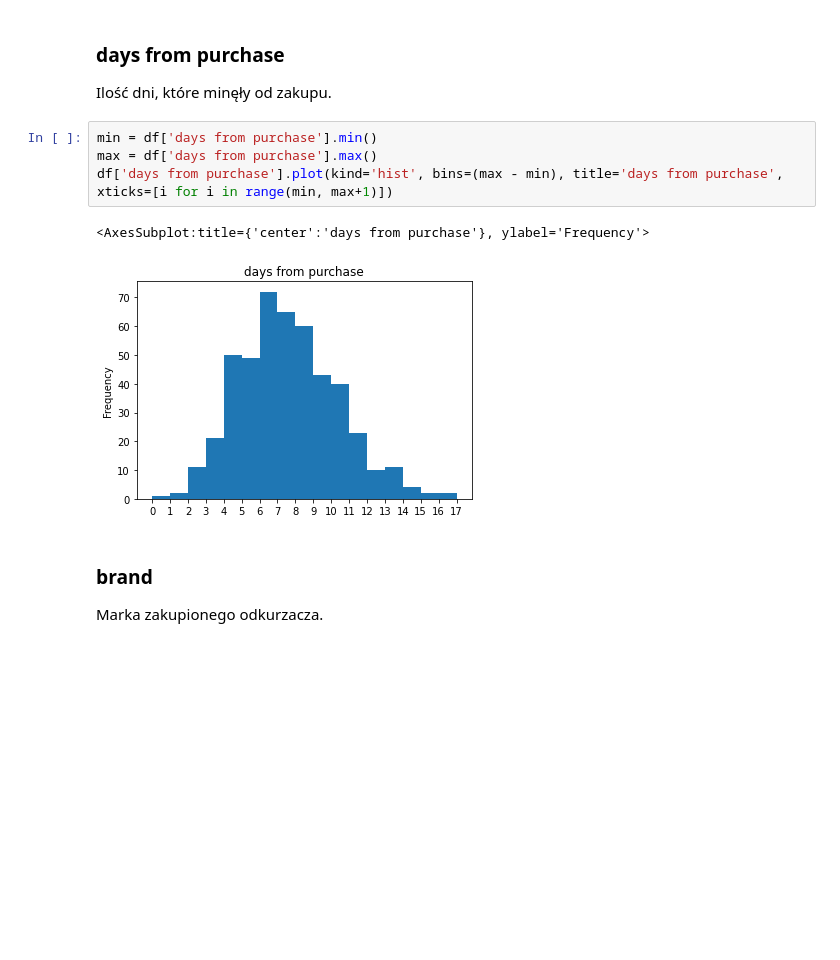
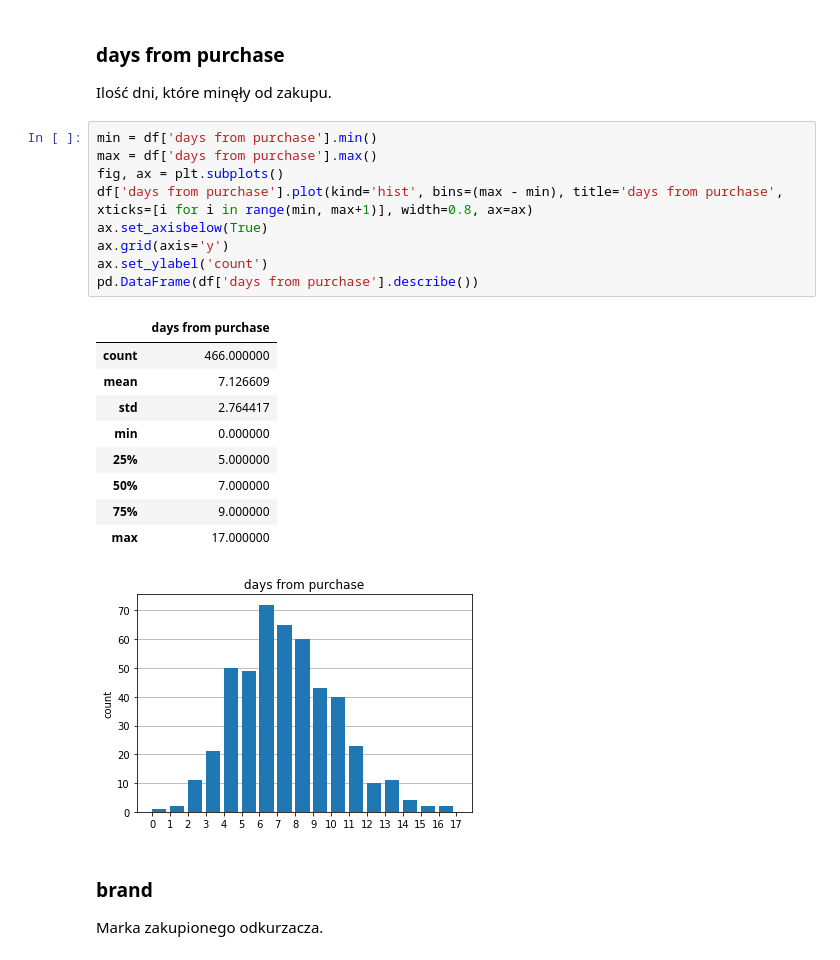
Before and after one commit to lf-netizen/AiBD, a Jupyter notebook: lab5-exploratory-data/Documents/DataAppendix.ipynb, the cells around one changed output. Drawn from its saved outputs; the diff is of its cells as text; blank space fills up the shorter version.

```diff
--- a/lab5-exploratory-data/Documents/DataAppendix.ipynb
+++ b/lab5-exploratory-data/Documents/DataAppendix.ipynb
@@ -27,10 +27,23 @@ Ilość dni, które minęły od zakupu.
 # %%
 min = df['days from purchase'].min()
 max = df['days from purchase'].max()
-df['days from purchase'].plot(kind='hist', bins=(max - min), title='days from purchase', xticks=[i for i in range(min, max+1)])
+fig, ax = plt.subplots()
+df['days from purchase'].plot(kind='hist', bins=(max - min), title='days from purchase', xticks=[i for i in range(min, max+1)], width=0.8, ax=ax)
+ax.set_axisbelow(True)
+ax.grid(axis='y')
+ax.set_ylabel('count')
+pd.DataFrame(df['days from purchase'].describe())
 # %% [output]
-<AxesSubplot:title={'center':'days from purchase'}, ylabel='Frequency'>
+|  | days from purchase |
+| count | 466.000000 |
+| mean | 7.126609 |
+| std | 2.764417 |
+| min | 0.000000 |
+| 25% | 5.000000 |
+| 50% | 7.000000 |
+| 75% | 9.000000 |
+| max | 17.000000 |
-[figure, old version]
+[figure, new version]
 # %% [markdown]
 ### brand
 Marka zakupionego odkurzacza.
```
Also changed, not shown: parts of 7 cells of this notebook, 2 other files.
